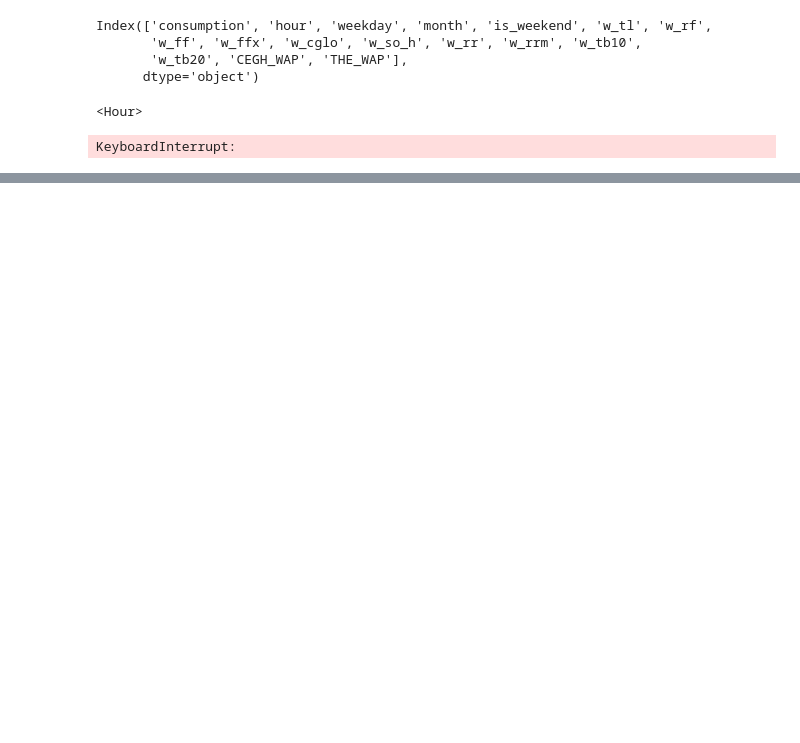
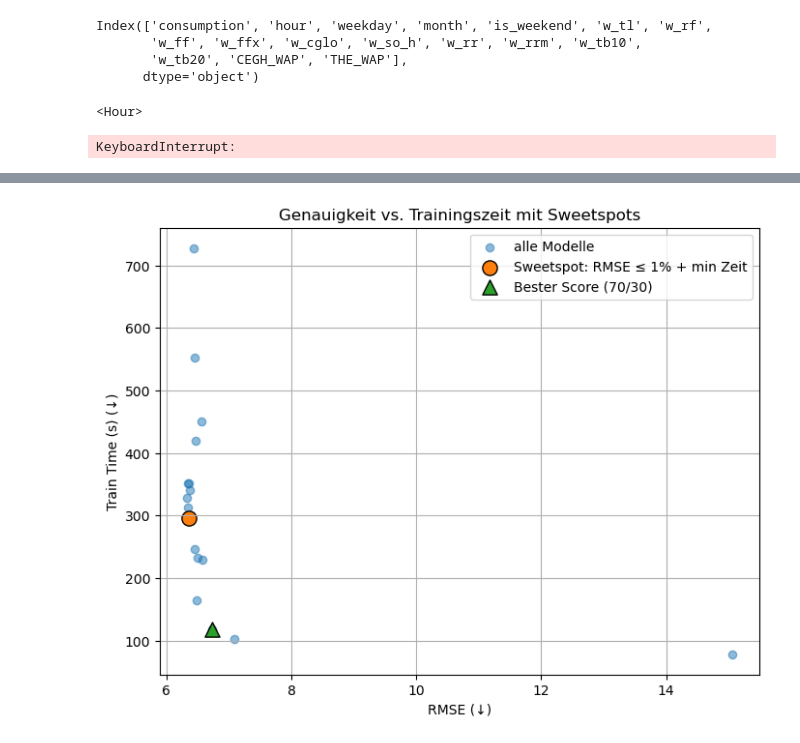
Before and after one commit to johannesgl4d0s/ersatzwerte_project, a Jupyter notebook: notebooks/08_sarrimax_model_simplification.ipynb, the cells around one changed output, grey strips where cells are left out. Saved outputs shown, nothing was run; the diff lists cells and outputs as text; code cells hidden in the pictures; blank space fills up the shorter version.

```diff
--- a/notebooks/08_sarrimax_model_simplification.ipynb
+++ b/notebooks/08_sarrimax_model_simplification.ipynb
@@ -250,0 +392,35 @@ display(results_df)
+# %%
+min_rmse = df["RMSE"].min()
+thresh = min_rmse * 1.01
+
+# Kandidat für RMSE-Toleranz-Sweetspot (<= 1%)
+candidates = df[df["RMSE"] <= thresh].copy()
+best_speed = candidates.sort_values("Train Time (s)", ascending=True).iloc[0]
+
+# Kombinierter Score (70/30)
+def combined_score(df_in, w_rmse=0.7, w_time=0.3):
+    rmse_n = (df_in["RMSE"] - df_in["RMSE"].min()) / (df_in["RMSE"].max() - df_in["RMSE"].min())
+    time_n = (df_in["Train Time (s)"] - df_in["Train Time (s)"].min()) / (df_in["Train Time (s)"].max() - df_in["Train Time (s)"].min())
+    return w_rmse * rmse_n + w_time * time_n
+
+df["score_70_30"] = combined_score(df, 0.7, 0.3)
+best_score = df.sort_values("score_70_30").iloc[0]
+
+# Scatter aller Modelle
+plt.figure(figsize=(8,6))
+plt.scatter(df["RMSE"], df["Train Time (s)"], alpha=0.5, label="alle Modelle")
+
+# Markiere RMSE-Toleranz-Sweetspot
+plt.scatter(best_speed["RMSE"], best_speed["Train Time (s)"], s=120, marker="o", edgecolor="black", label="Sweetspot: RMSE ≤ 1% + min Zeit")
+
+# Markiere kombinierten Score
+plt.scatter(best_score["RMSE"], best_score["Train Time (s)"], s=120, marker="^", edgecolor="black", label="Bester Score (70/30)")
+
+plt.xlabel("RMSE (↓)")
+plt.ylabel("Train Time (s) (↓)")
+plt.title("Genauigkeit vs. Trainingszeit mit Sweetspots")
+plt.grid(True)
+plt.legend()
+plt.show()
+# %% [output]
+[figure, added]
```
Also changed, not shown: parts of 8 cells of this notebook, 3 other files.
